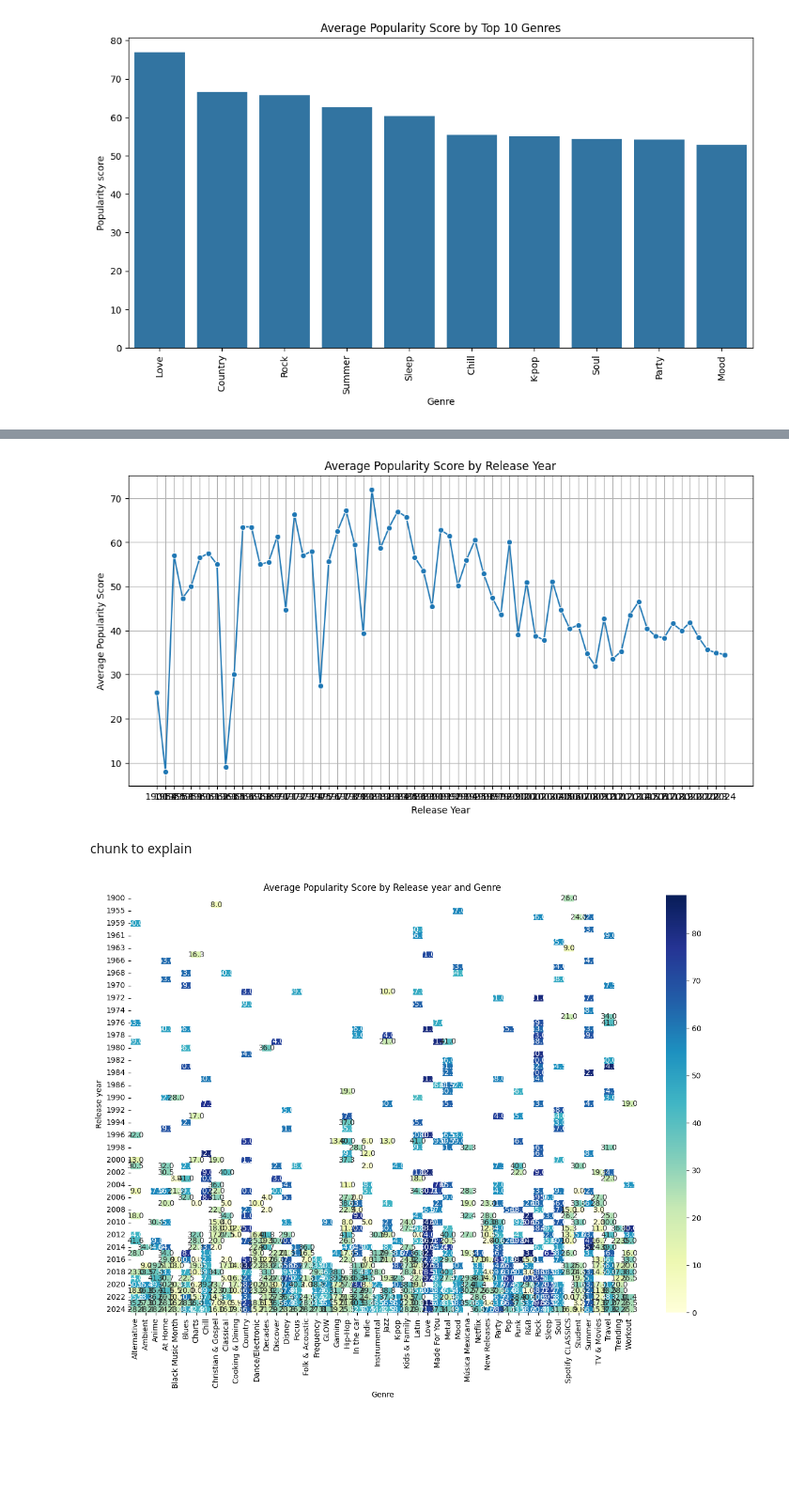
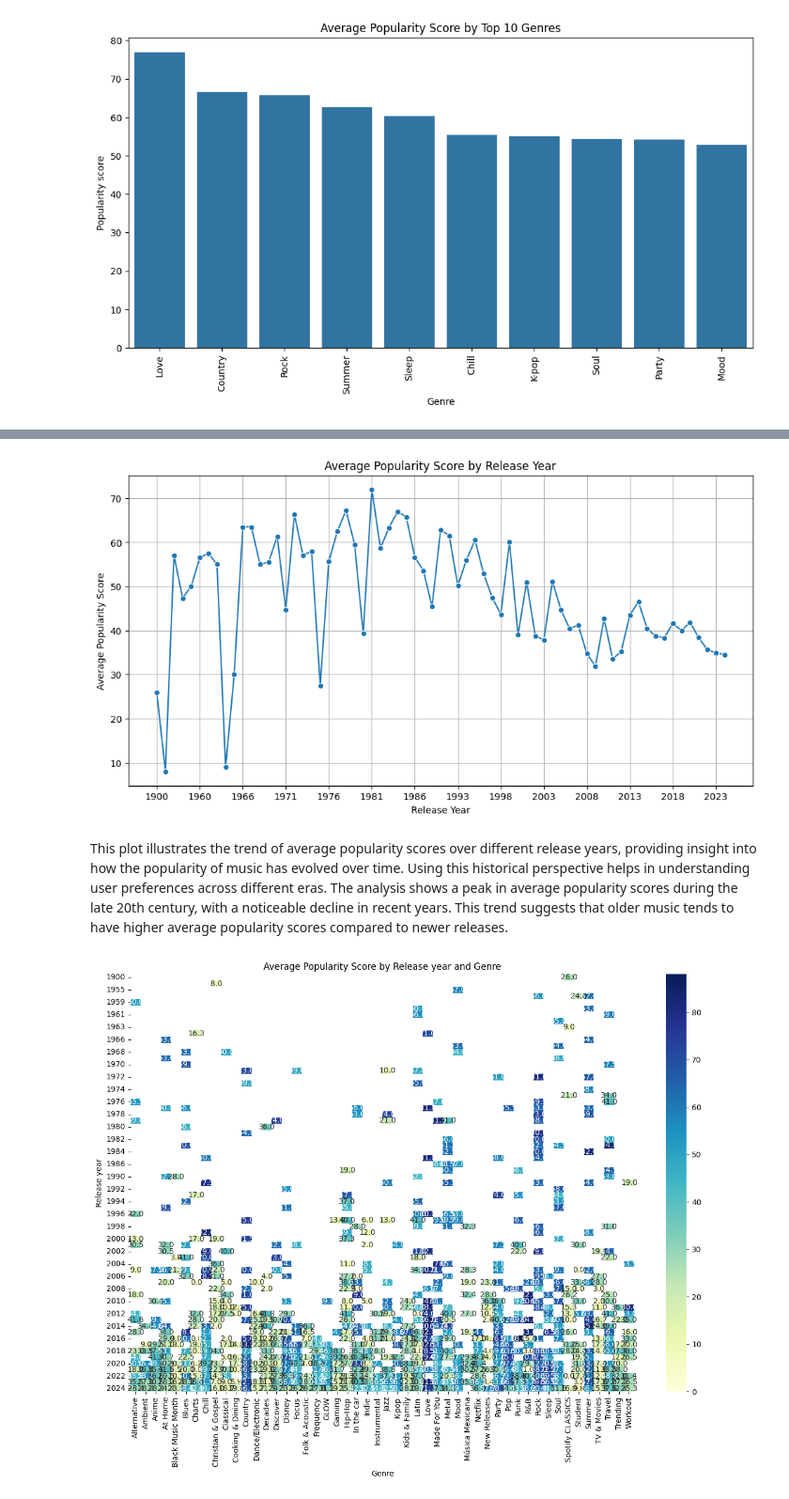
Before and after one commit to hari-potharaju/music_recc, a Jupyter notebook: full_project.ipynb, the cells around one changed output, grey strips where cells are left out. Shown at 94% size. Drawn from its saved outputs; the diff is of its cells as text; code cells hidden in the pictures; blank space fills up the shorter version.

```diff
--- a/full_project.ipynb
+++ b/full_project.ipynb
@@ -281,18 +281,22 @@ chunk to explain what this means
 # %%
-yearly_popularity = cleaned_spotify.groupby("Release year")["Popularity score"].mean().reset_index()
+import matplotlib.ticker as ticker
 
 # Create a line plot for the average popularity score by release year
 plt.figure(figsize=(12, 6))
 sns.lineplot(x='Release year', y='Popularity score', data=yearly_popularity, marker='o')
+
+# Set major ticks format to show every 5 years
+plt.gca().xaxis.set_major_locator(ticker.MultipleLocator(5))
+
 plt.title('Average Popularity Score by Release Year')
 plt.xlabel('Release Year')
 plt.ylabel('Average Popularity Score')
 plt.grid(True)
 plt.show()
 # %% [output]
-[figure, old version]
+[figure, new version]
-# %% [markdown]
-chunk to explain
+# %% [markdown]
+This plot illustrates the trend of average popularity scores over different release years, providing insight into how the popularity of music has evolved over time. Using this historical perspective helps in understanding user preferences across different eras. The analysis shows a peak in average popularity scores during the late 20th century, with a noticeable decline in recent years. This trend suggests that older music tends to have higher average popularity scores compared to newer releases.
 # %%
 cleaned_spotify['Release year'] = cleaned_spotify['Release year'].astype(int)
 
```
Also changed, not shown: parts of 8 cells of this notebook.
